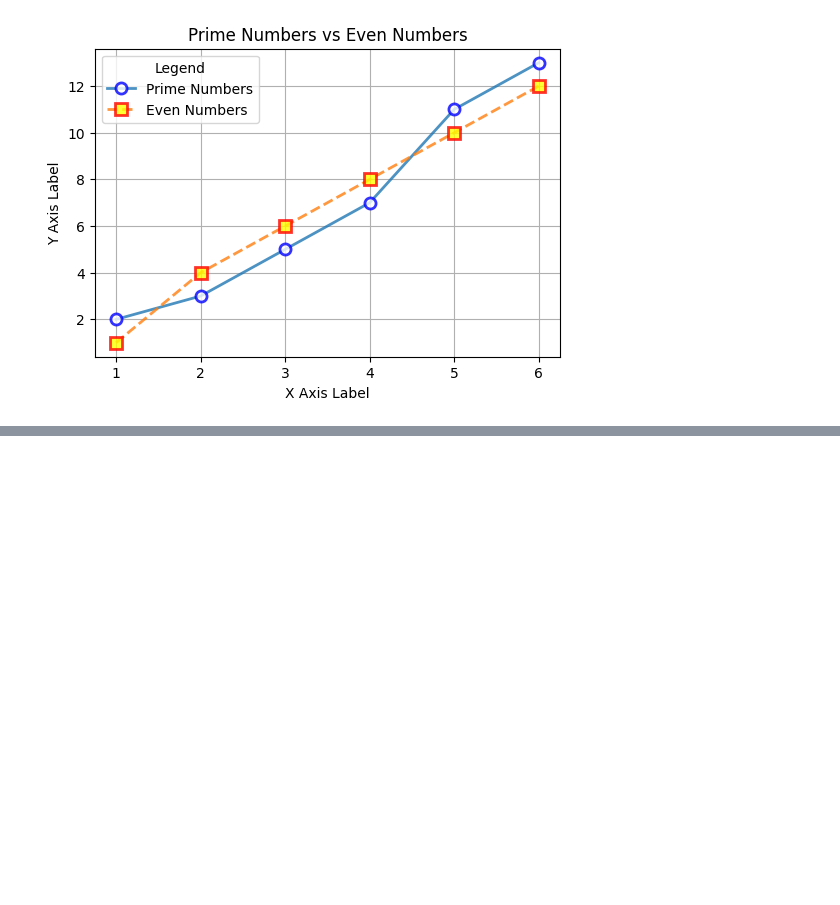
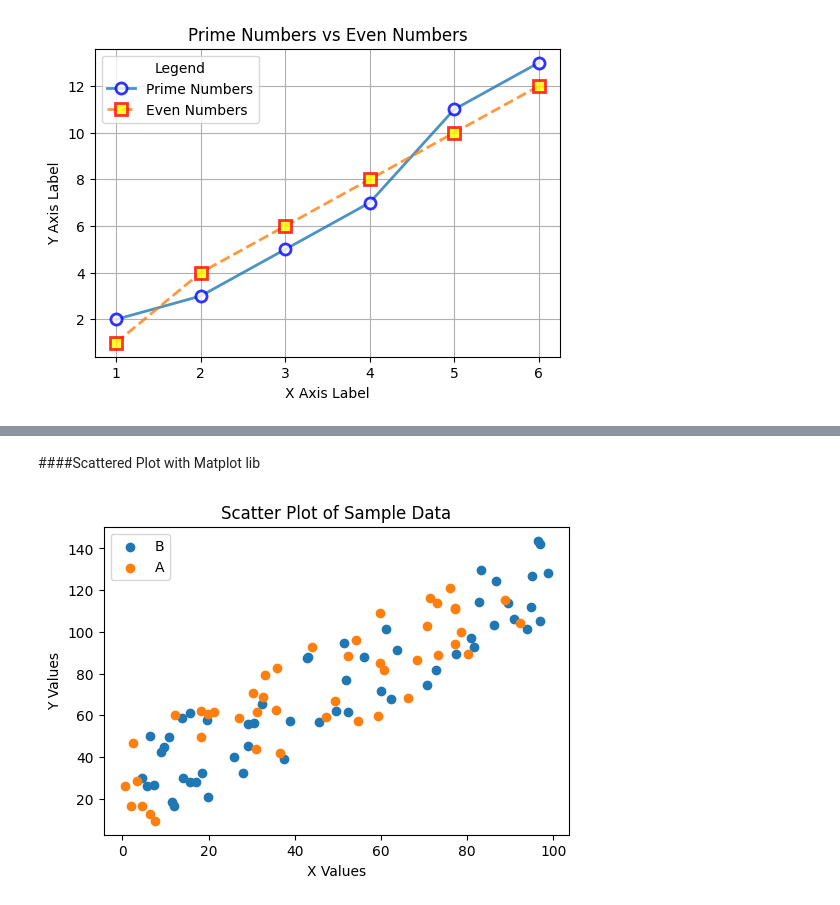
Before and after one commit to zahid-bracu/buet-business-analytics, a Jupyter notebook: Lecture_7_Script_Python_Advanced_for_Data_Analysis_Matplotlib_Seaborn.ipynb, the cells around one changed output, grey strips where cells are left out. Drawn from its saved outputs; the diff is of its cells as text; code cells hidden in the pictures; blank space fills up the shorter version.

```diff
--- a/Lecture_7_Script_Python_Advanced_for_Data_Analysis_Matplotlib_Seaborn.ipynb
+++ b/Lecture_7_Script_Python_Advanced_for_Data_Analysis_Matplotlib_Seaborn.ipynb
@@ -138,0 +222,25 @@ plt.show() # Show the plot
+# %% [markdown]
+####Scattered Plot with Matplot lib
+# %%
+import numpy as np
+import seaborn as sns
+
+# Generate random data
+np.random.seed(42)
+x = np.random.rand(100) * 100  # Random numbers between 0 and 100
+y = x + (np.random.rand(100) * 50)  # Add some noise
+category = np.random.choice(['A', 'B'], size=100)  # Random categories
+data = pd.DataFrame({'x': x, 'y': y, 'category': category}) # Create a DataFrame
+plt.figure(figsize=(6, 4)) # Set the figure size
+
+# Scatter plot with matplotlib
+for category in data['category'].unique():
+    subset = data[data['category'] == category]
+    plt.scatter(subset['x'], subset['y'], label=category)
+plt.title('Scatter Plot of Sample Data')
+plt.xlabel('X Values')
+plt.ylabel('Y Values')
+plt.legend()
+plt.show()
+# %% [output]
+[figure, added]
```
Also changed, not shown: parts of 11 cells of this notebook.
